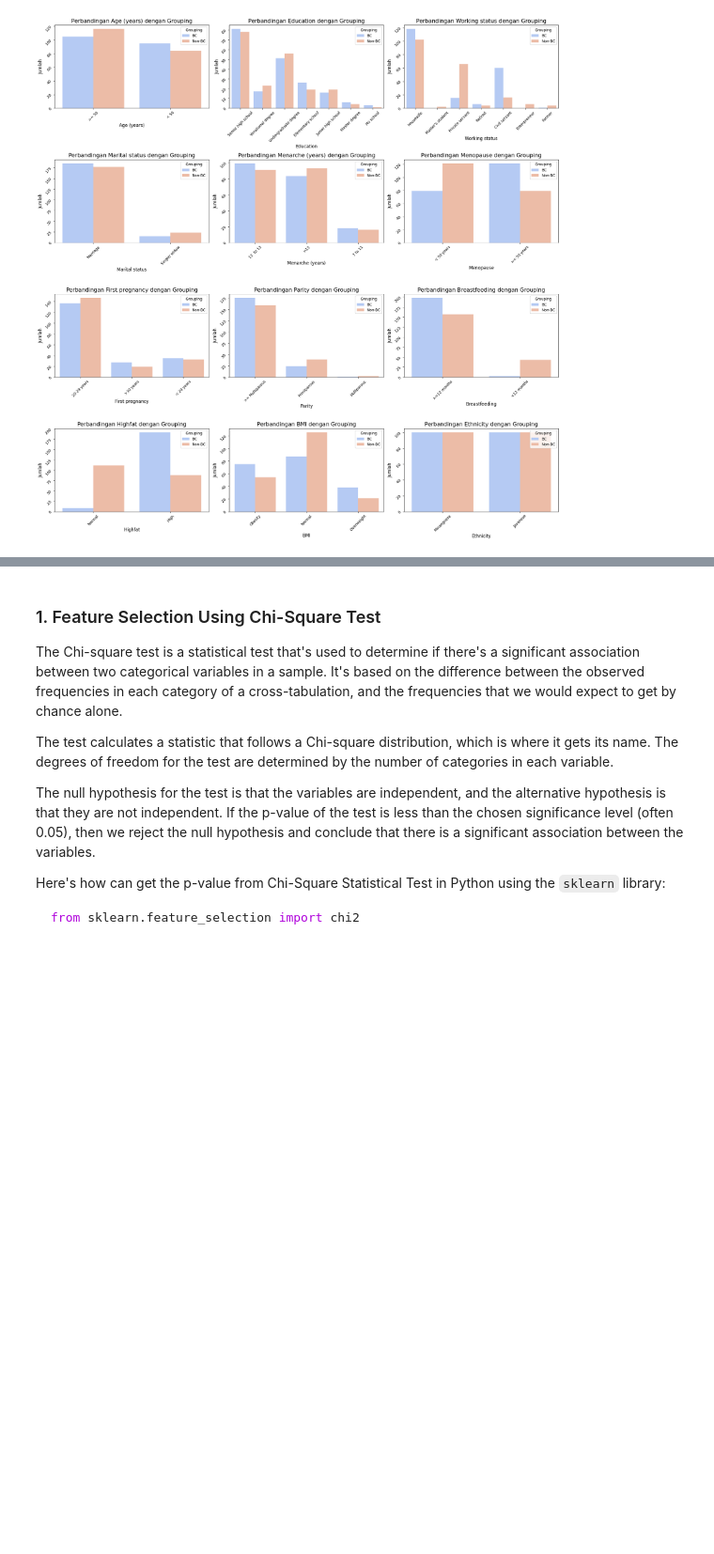
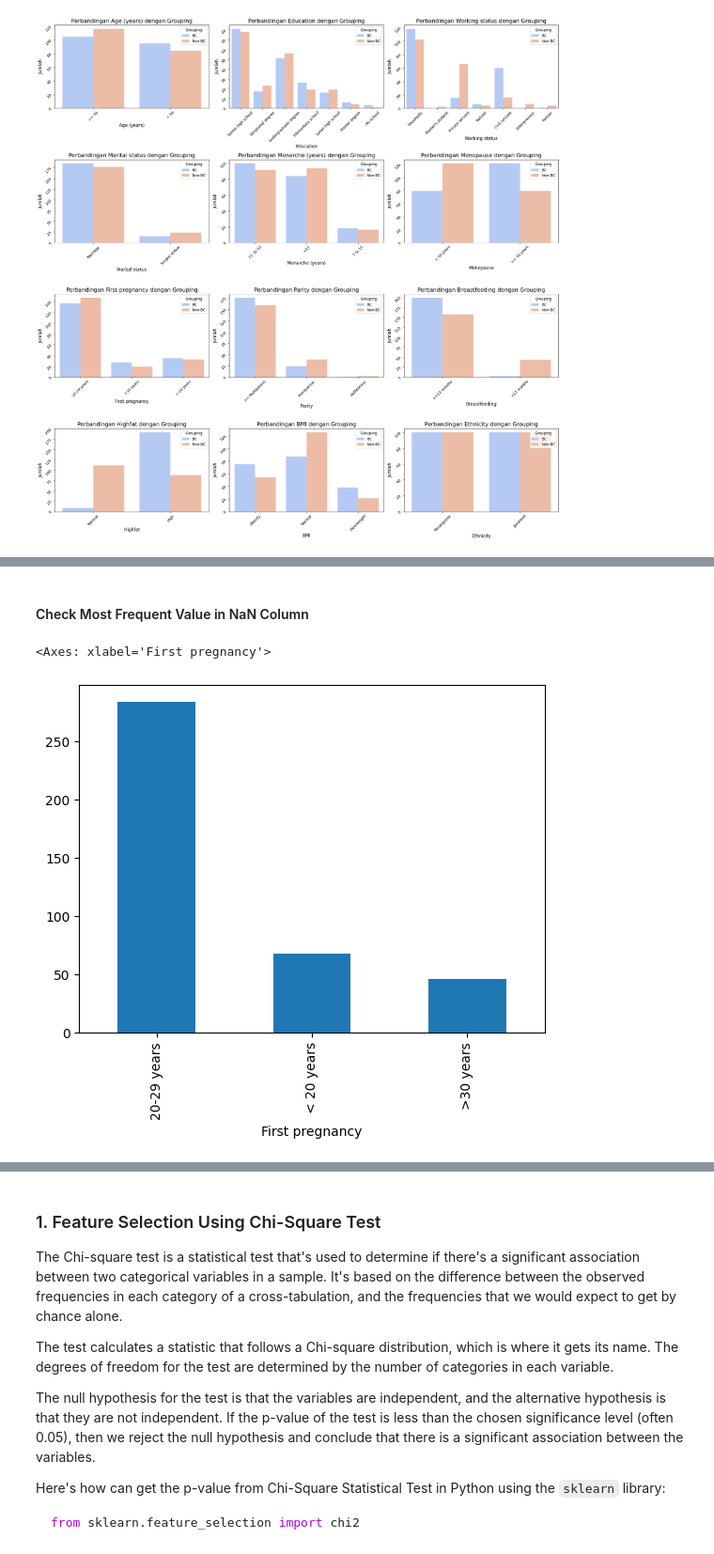
Before and after one commit to YOGASATWIKA/datamining, a Jupyter notebook: eda-feature-selection.ipynb, the cells around one changed output, grey strips where cells are left out. Shown at 94% size. Cells and saved outputs as stored; diff of their text form; code cells hidden in the pictures; blank space fills up the shorter version.

```diff
--- a/eda-feature-selection.ipynb
+++ b/eda-feature-selection.ipynb
@@ -39,0 +61,7 @@ plot_group(df, plot_columns, 4, 3)
+# %% [markdown]
+#### Check Most Frequent Value in NaN Column
+# %%
+df['First pregnancy'].value_counts().plot.bar()
+# %% [output]
+<Axes: xlabel='First pregnancy'>
+[figure, added]
```
Also changed, not shown: parts of 45 cells of this notebook, 2 other files.
